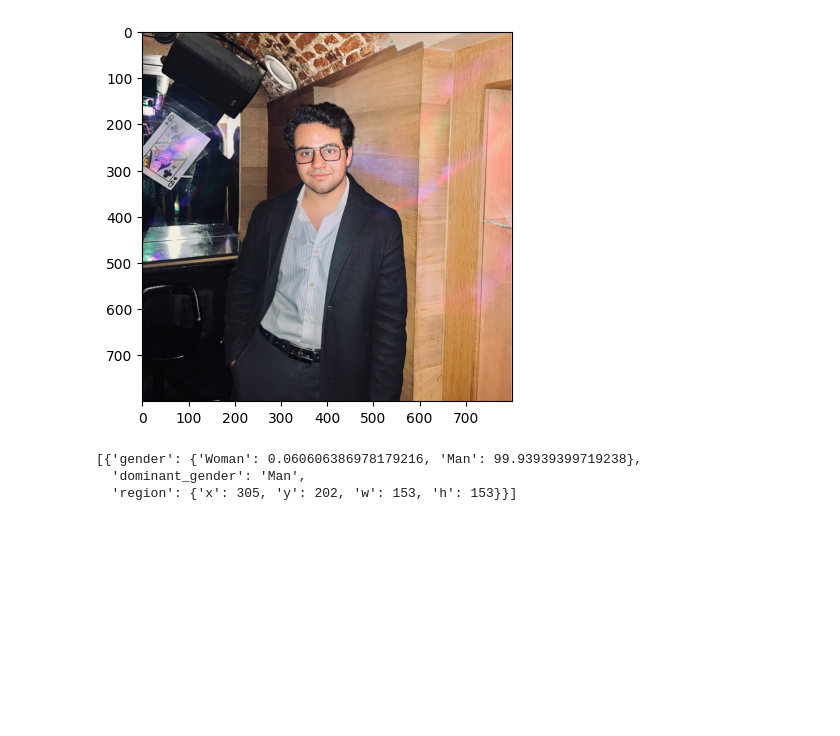
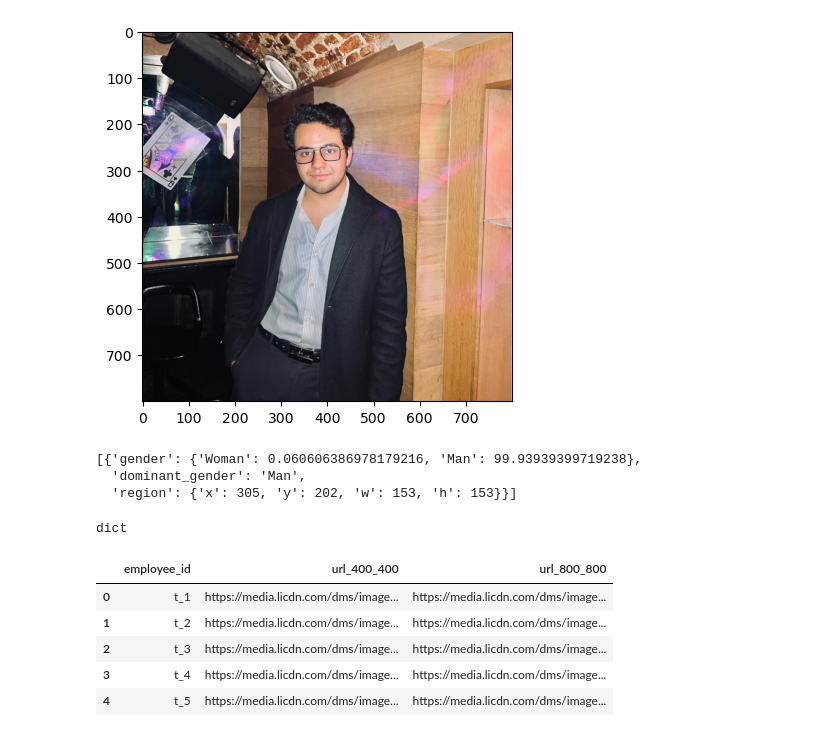
Before and after one commit to tiendd712/Socialscience_bigdata_KUL, a Jupyter notebook: gender.ipynb, the cells around one changed output. Drawn from its saved outputs; the diff is of its cells as text; code cells hidden in the pictures; blank space fills up the shorter version.

```diff
--- a/gender.ipynb
+++ b/gender.ipynb
@@ -116,3 +129,7 @@ result
 [{'gender': {'Woman': 0.060606386978179216, 'Man': 99.93939399719238},
   'dominant_gender': 'Man',
   'region': {'x': 305, 'y': 202, 'w': 153, 'h': 153}}]
+# %%
+type(result[0])
+# %% [output]
+dict
@@ -118,0 +139,9 @@ result
+# %%
+image_data.head(5)
+# %% [output]
+|  | employee_id | url_400_400 | url_800_800 |
+| 0 | t_1 | https://media.licdn.com/dms/image... | https://media.licdn.com/dms/image... |
+| 1 | t_2 | https://media.licdn.com/dms/image... | https://media.licdn.com/dms/image... |
+| 2 | t_3 | https://media.licdn.com/dms/image... | https://media.licdn.com/dms/image... |
+| 3 | t_4 | https://media.licdn.com/dms/image... | https://media.licdn.com/dms/image... |
+| 4 | t_5 | https://media.licdn.com/dms/image... | https://media.licdn.com/dms/image... |
```
Also changed, not shown: parts of 17 cells of this notebook, 2 other files.
